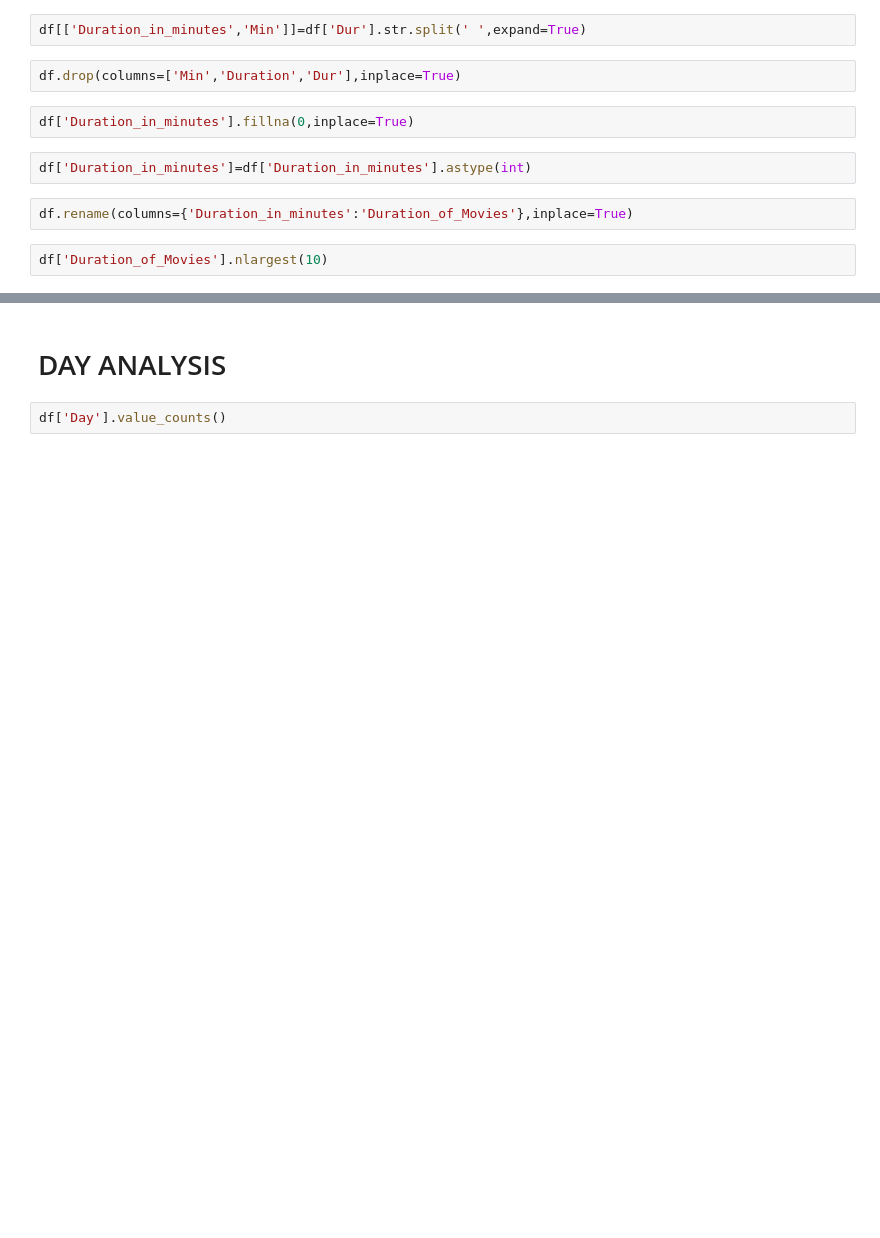
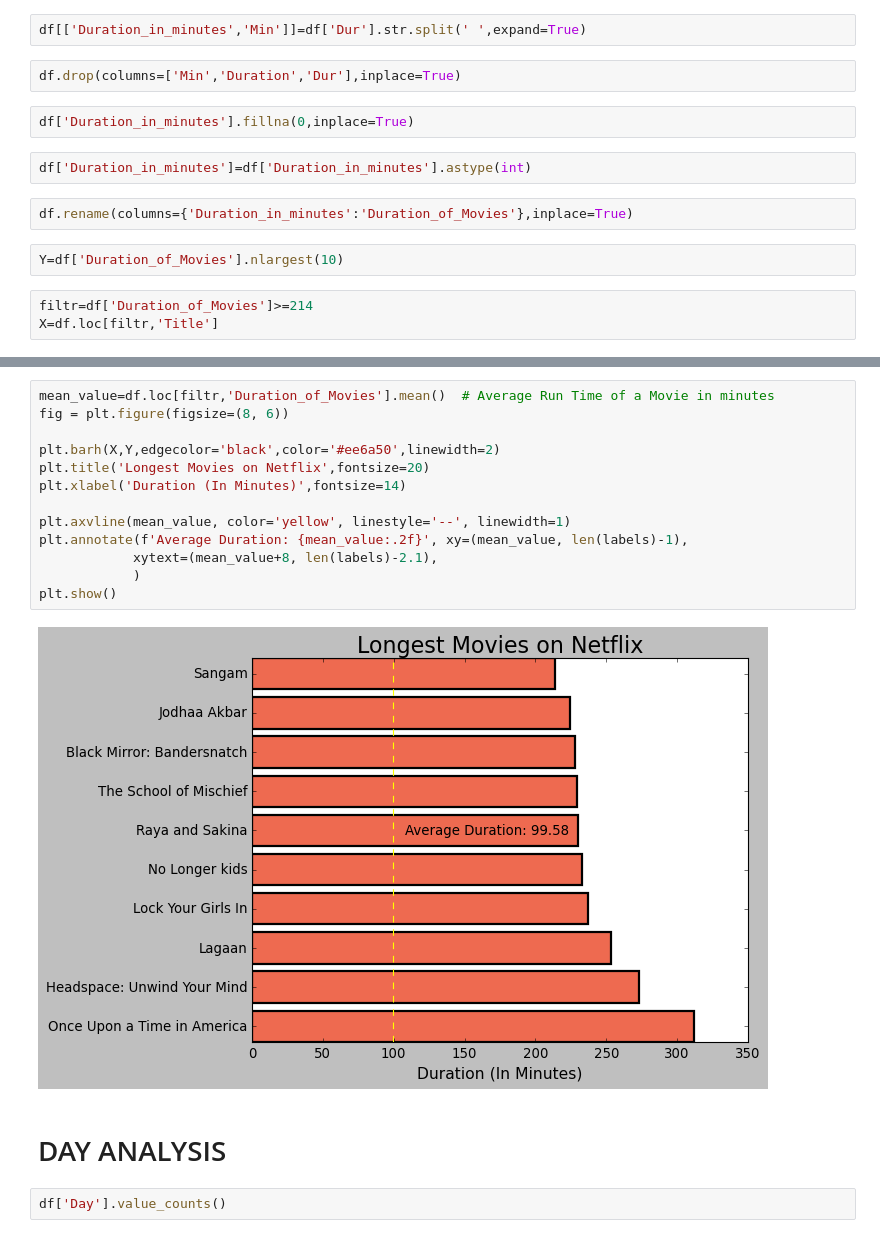
Before and after one commit to g-st180/Netflix_EDA, a Jupyter notebook: Netflix_Data.ipynb, the cells around one changed output, grey strips where cells are left out. Saved outputs shown, nothing was run; the diff lists cells and outputs as text; blank space fills up the shorter version.

```diff
--- a/Netflix_Data.ipynb
+++ b/Netflix_Data.ipynb
@@ -248,7 +302,10 @@ df['Duration_in_minutes']=df['Duration_in_minutes'].astype(int)
 # %%
 df.rename(columns={'Duration_in_minutes':'Duration_of_Movies'},inplace=True)
 # %%
-df['Duration_of_Movies'].nlargest(10)
+Y=df['Duration_of_Movies'].nlargest(10)
+# %%
+filtr=df['Duration_of_Movies']>=214
+X=df.loc[filtr,'Title']
 # %%
 filtr=df['Type']=='Movie'
 df.loc[filtr,'Duration_of_Movies'].mean()  # Average Run Time of a Movie in minutes
@@ -255,3 +314,18 @@ df.loc[filtr,'Duration_of_Movies'].mean()  # Average Run Time of a Movie in minu
+# %%
+mean_value=df.loc[filtr,'Duration_of_Movies'].mean()  # Average Run Time of a Movie in minutes
+fig = plt.figure(figsize=(8, 6))
+
+plt.barh(X,Y,edgecolor='black',color='#ee6a50',linewidth=2)
+plt.title('Longest Movies on Netflix',fontsize=20)
+plt.xlabel('Duration (In Minutes)',fontsize=14)
+
+plt.axvline(mean_value, color='yellow', linestyle='--', linewidth=1)
+plt.annotate(f'Average Duration: {mean_value:.2f}', xy=(mean_value, len(labels)-1),
+            xytext=(mean_value+8, len(labels)-2.1),
+            )
+plt.show()
+# %% [output]
+[figure, added]
 # %% [markdown]
 # DAY ANALYSIS
 # %%
```
Also changed, not shown: parts of 24 cells of this notebook.
